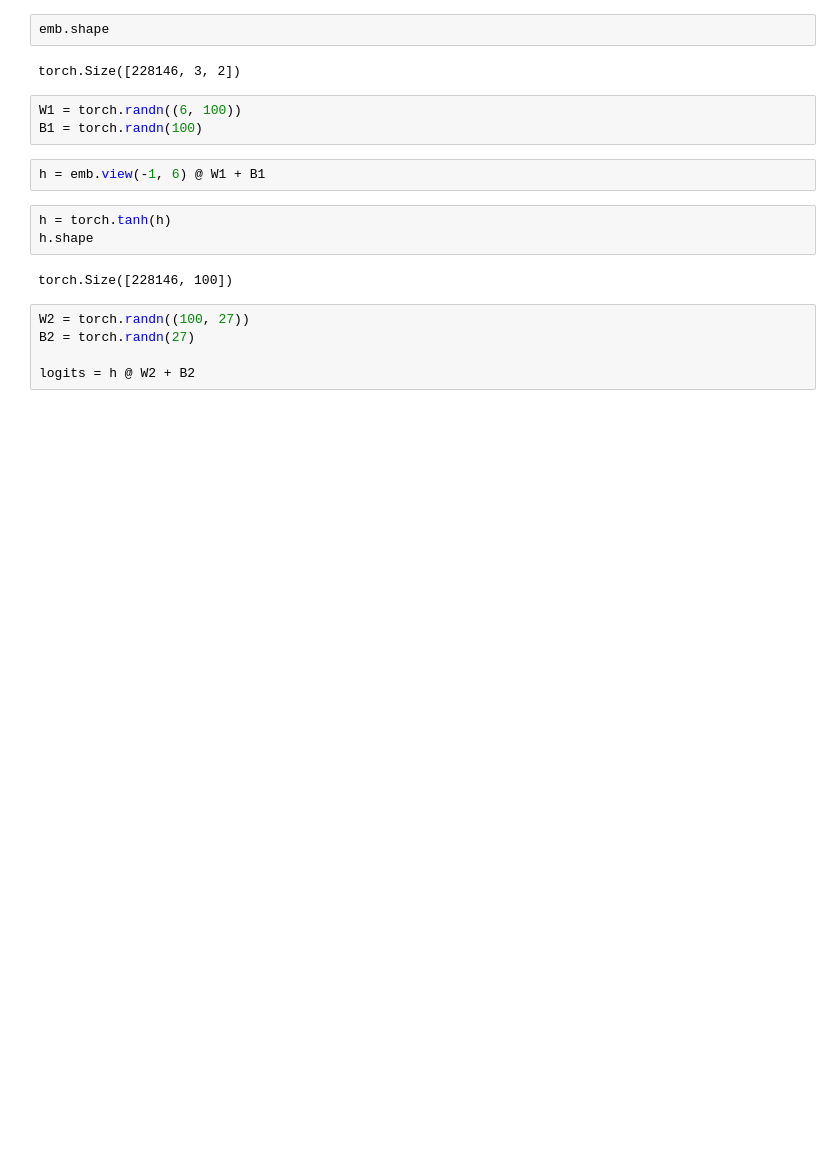
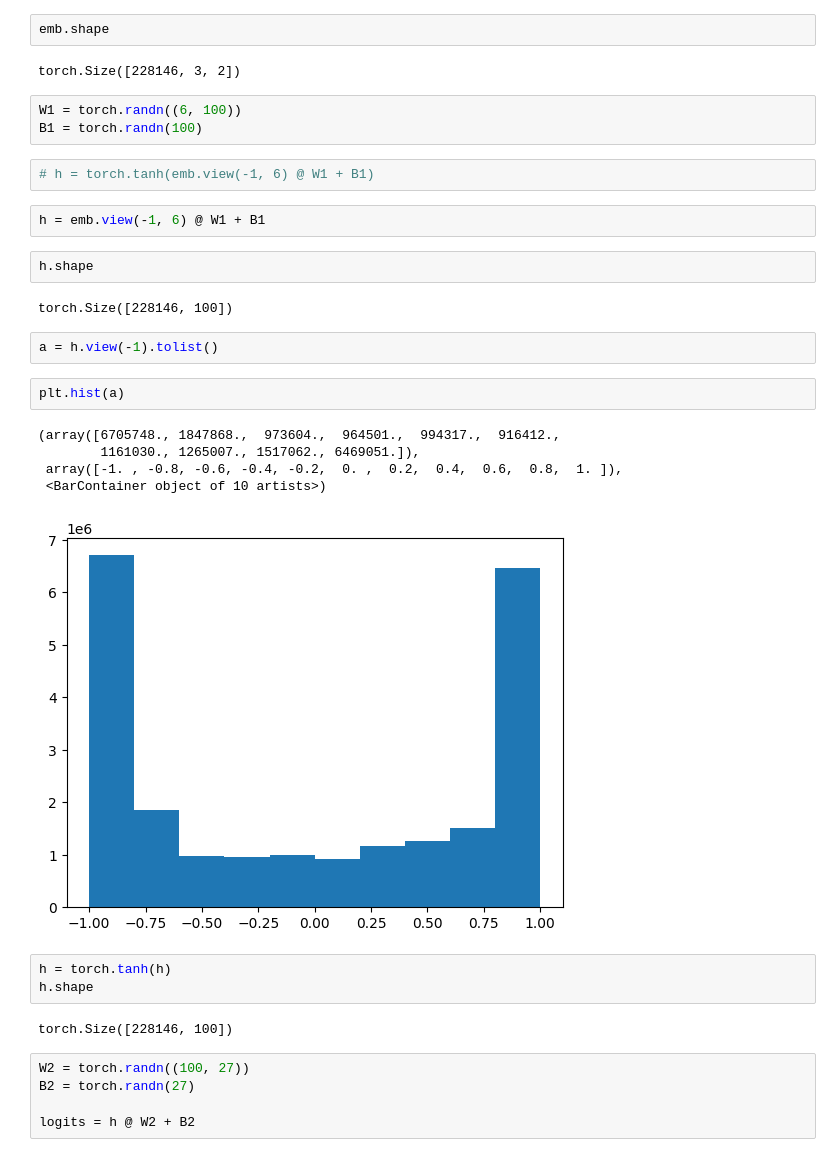
Before and after one commit to Pragateeshwaran/Micro-Language-Models, a Jupyter notebook: MLP-char-level/main.ipynb, the cells around one changed output. Cells and saved outputs as stored; diff of their text form; blank space fills up the shorter version.

```diff
--- a/MLP-char-level/main.ipynb
+++ b/MLP-char-level/main.ipynb
@@ -110,8 +132,24 @@ torch.Size([228146, 3, 2])
 # %%
 W1 = torch.randn((6, 100))
 B1 = torch.randn(100)
+# %%
+# h = torch.tanh(emb.view(-1, 6) @ W1 + B1)
 # %%
 h = emb.view(-1, 6) @ W1 + B1
+# %%
+h.shape
+# %% [output]
+torch.Size([228146, 100])
+# %%
+a = h.view(-1).tolist()
+# %%
+plt.hist(a)
+# %% [output]
+(array([6705748., 1847868.,  973604.,  964501.,  994317.,  916412.,
+        1161030., 1265007., 1517062., 6469051.]),
+ array([-1. , -0.8, -0.6, -0.4, -0.2,  0. ,  0.2,  0.4,  0.6,  0.8,  1. ]),
+ <BarContainer object of 10 artists>)
+[figure, added]
 # %%
 h = torch.tanh(h)
 h.shape
```
Also changed, not shown: parts of 15 cells of this notebook, 5 other files.
